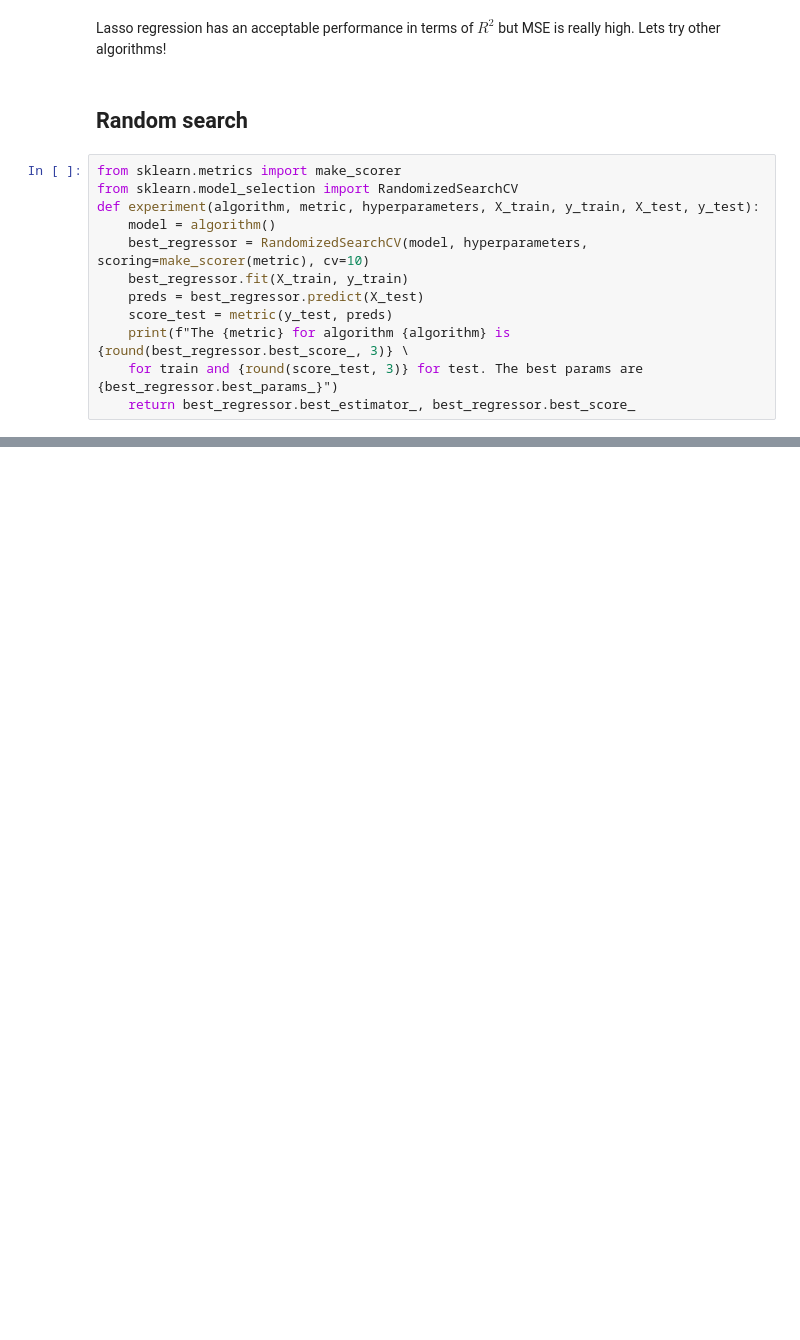
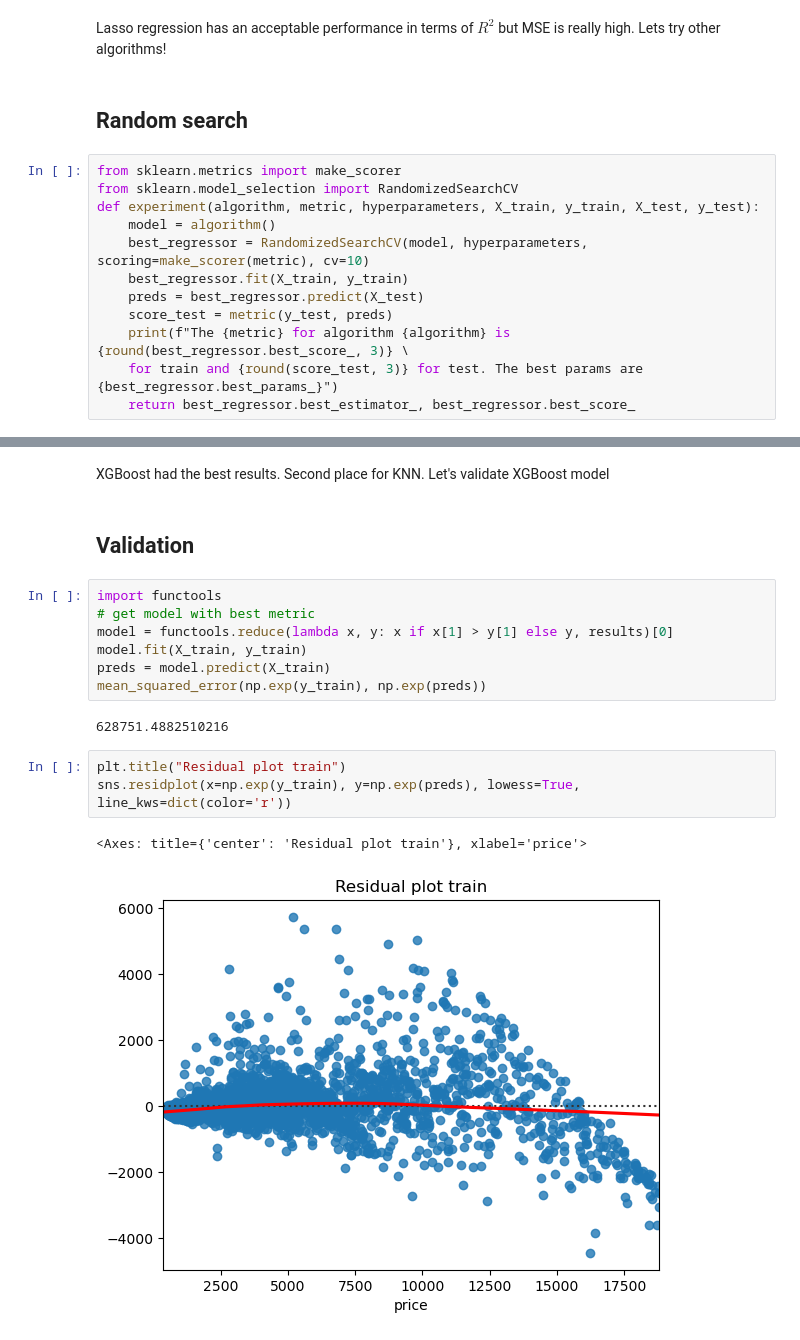
Before and after one commit to matiasmilla/xtream-ai-assignment-engineer, a Jupyter notebook: diamond_price_prediction.ipynb, the cells around one changed output, grey strips where cells are left out. Saved outputs shown, nothing was run; the diff lists cells and outputs as text; blank space fills up the shorter version.

Commit message:
Added residual plots and conclusion

```diff
--- a/diamond_price_prediction.ipynb
+++ b/diamond_price_prediction.ipynb
@@ -261,0 +264,19 @@ The <function r2_score at 0x...> for algorithm <class 'xgboost.sklearn.XGBRegres
+# %% [markdown]
+XGBoost had the best results. Second place for KNN. Let's validate XGBoost model
+# %% [markdown]
+## Validation
+# %%
+import functools
+# get model with best metric
+model = functools.reduce(lambda x, y: x if x[1] > y[1] else y, results)[0]
+model.fit(X_train, y_train)
+preds = model.predict(X_train)
+mean_squared_error(np.exp(y_train), np.exp(preds))
+# %% [output]
+628751.4882510216
+# %%
+plt.title("Residual plot train")
+sns.residplot(x=np.exp(y_train), y=np.exp(preds), lowess=True, line_kws=dict(color='r'))
+# %% [output]
+<Axes: title={'center': 'Residual plot train'}, xlabel='price'>
+[figure, added]
```
Also changed, not shown: parts of 9 cells of this notebook.
